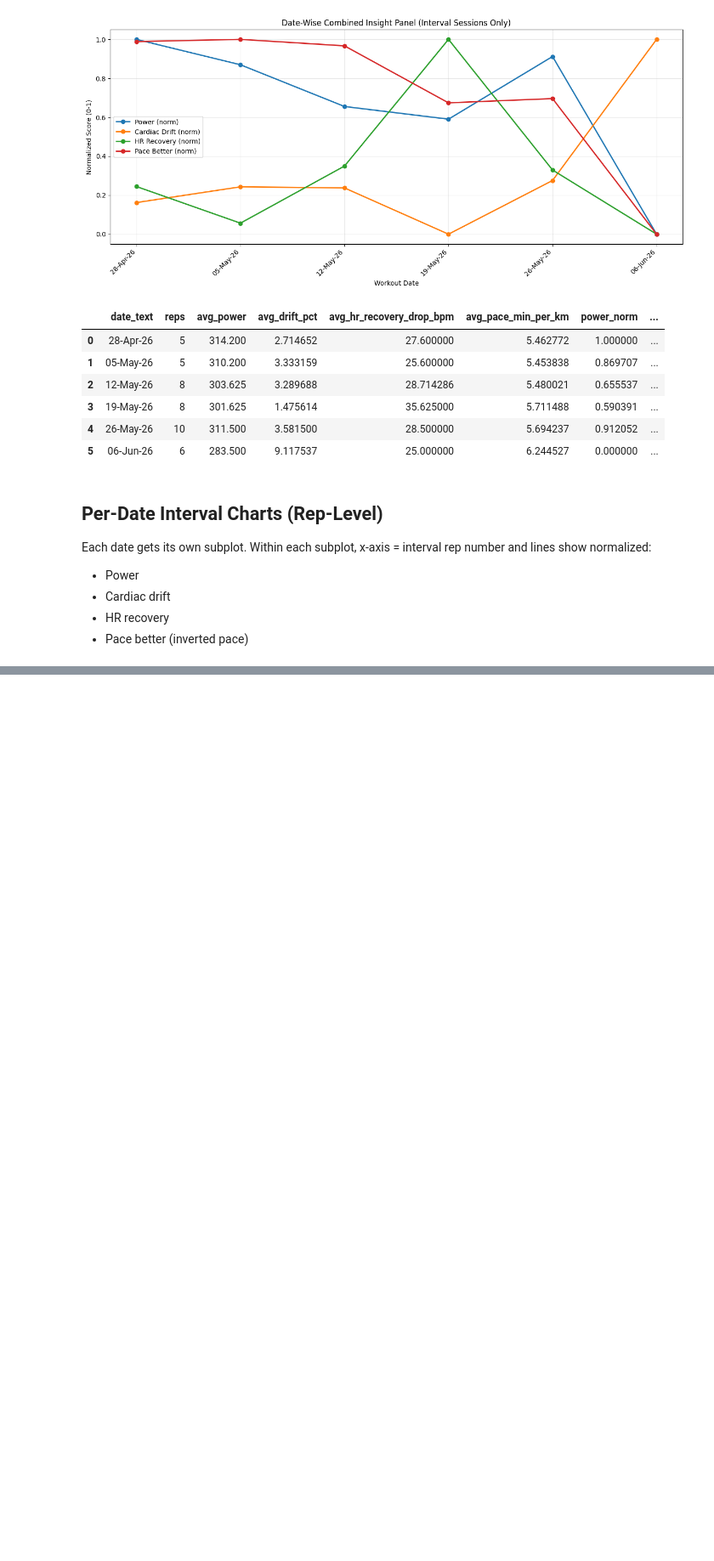
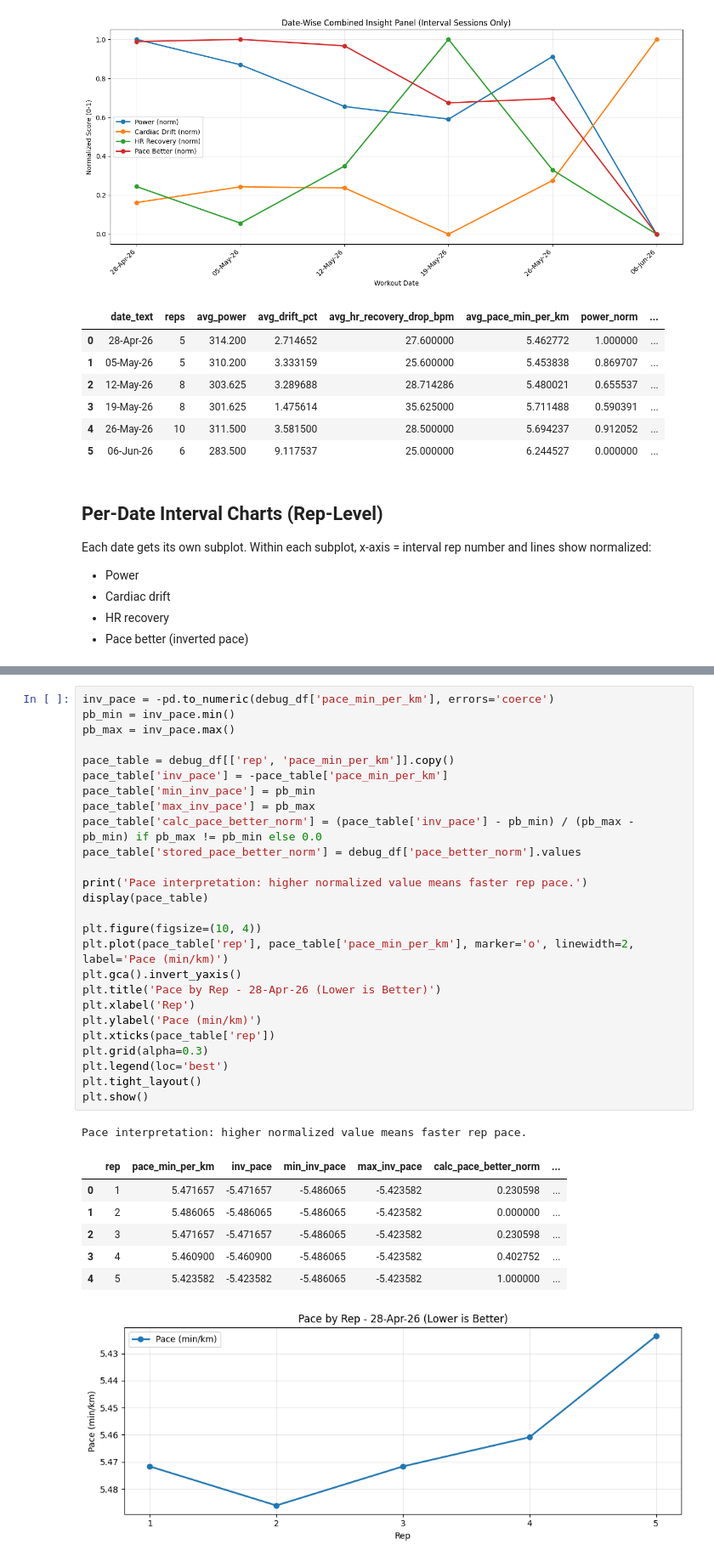
Before and after one commit to jvinodraj/theEagle, a Jupyter notebook: notebooks/interval_training_diagnostics.ipynb, the cells around one changed output, grey strips where cells are left out. Shown at 85% size. Cells and saved outputs as stored; diff of their text form; blank space fills up the shorter version.

```diff
--- a/notebooks/interval_training_diagnostics.ipynb
+++ b/notebooks/interval_training_diagnostics.ipynb
@@ -936,0 +1195,35 @@ for date_text in plot_dates:
+# %%
+inv_pace = -pd.to_numeric(debug_df['pace_min_per_km'], errors='coerce')
+pb_min = inv_pace.min()
+pb_max = inv_pace.max()
+
+pace_table = debug_df[['rep', 'pace_min_per_km']].copy()
+pace_table['inv_pace'] = -pace_table['pace_min_per_km']
+pace_table['min_inv_pace'] = pb_min
+pace_table['max_inv_pace'] = pb_max
+pace_table['calc_pace_better_norm'] = (pace_table['inv_pace'] - pb_min) / (pb_max - pb_min) if pb_max != pb_min else 0.0
+pace_table['stored_pace_better_norm'] = debug_df['pace_better_norm'].values
+
+print('Pace interpretation: higher normalized value means faster rep pace.')
+display(pace_table)
+
+plt.figure(figsize=(10, 4))
+plt.plot(pace_table['rep'], pace_table['pace_min_per_km'], marker='o', linewidth=2, label='Pace (min/km)')
+plt.gca().invert_yaxis()
+plt.title('Pace by Rep - 28-Apr-26 (Lower is Better)')
+plt.xlabel('Rep')
+plt.ylabel('Pace (min/km)')
+plt.xticks(pace_table['rep'])
+plt.grid(alpha=0.3)
+plt.legend(loc='best')
+plt.tight_layout()
+plt.show()
+# %% [output]
+Pace interpretation: higher normalized value means faster rep pace.
+|  | rep | pace_min_per_km | inv_pace | min_inv_pace | max_inv_pace | calc_pace_better_norm | ... |
+| 0 | 1 | 5.471657 | -5.471657 | -5.486065 | -5.423582 | 0.230598 | ... |
+| 1 | 2 | 5.486065 | -5.486065 | -5.486065 | -5.423582 | 0.000000 | ... |
+| 2 | 3 | 5.471657 | -5.471657 | -5.486065 | -5.423582 | 0.230598 | ... |
+| 3 | 4 | 5.460900 | -5.460900 | -5.486065 | -5.423582 | 0.402752 | ... |
+| 4 | 5 | 5.423582 | -5.423582 | -5.486065 | -5.423582 | 1.000000 | ... |
+[figure, added]
```
Also changed, not shown: parts of 12 cells of this notebook, 1 other file.
